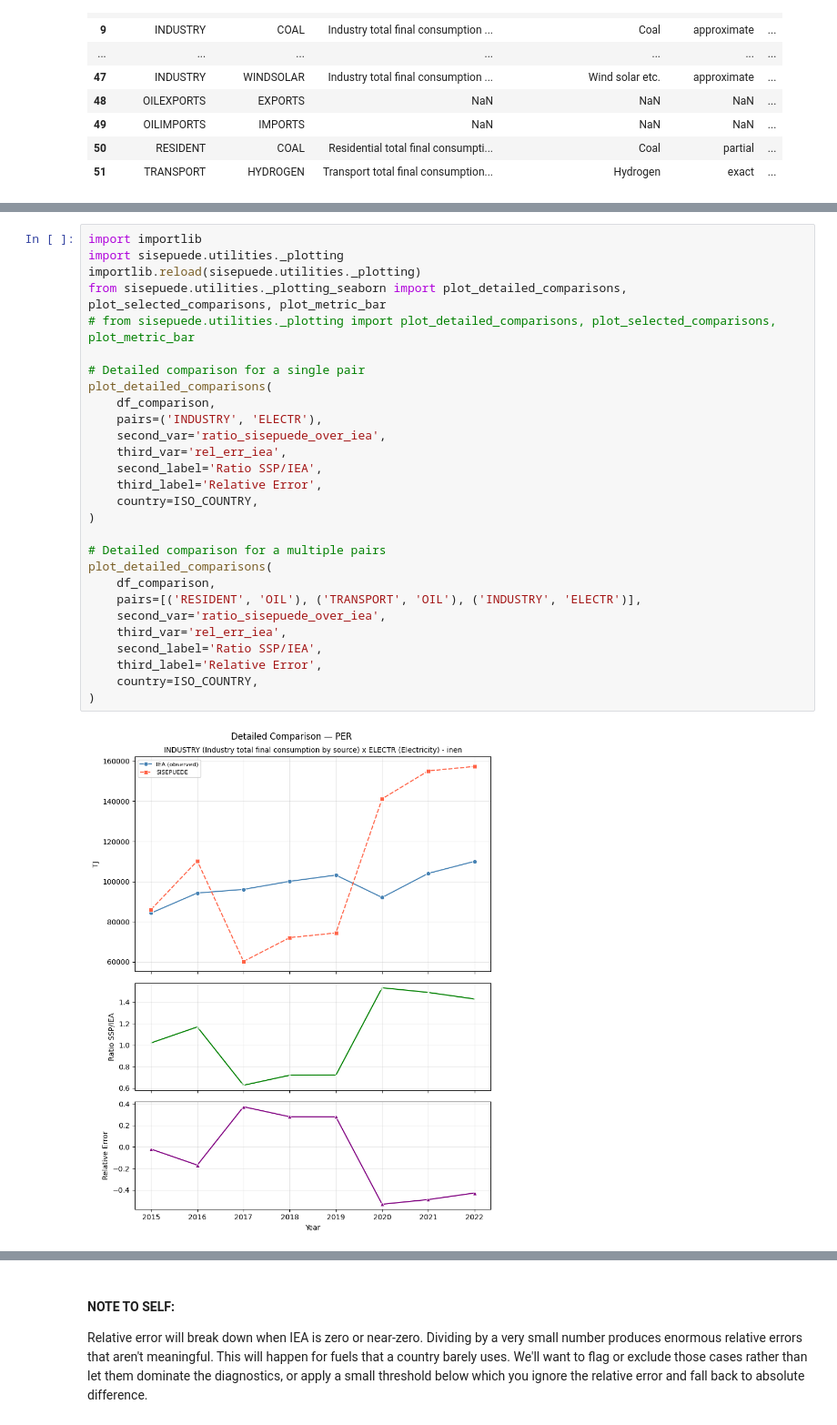
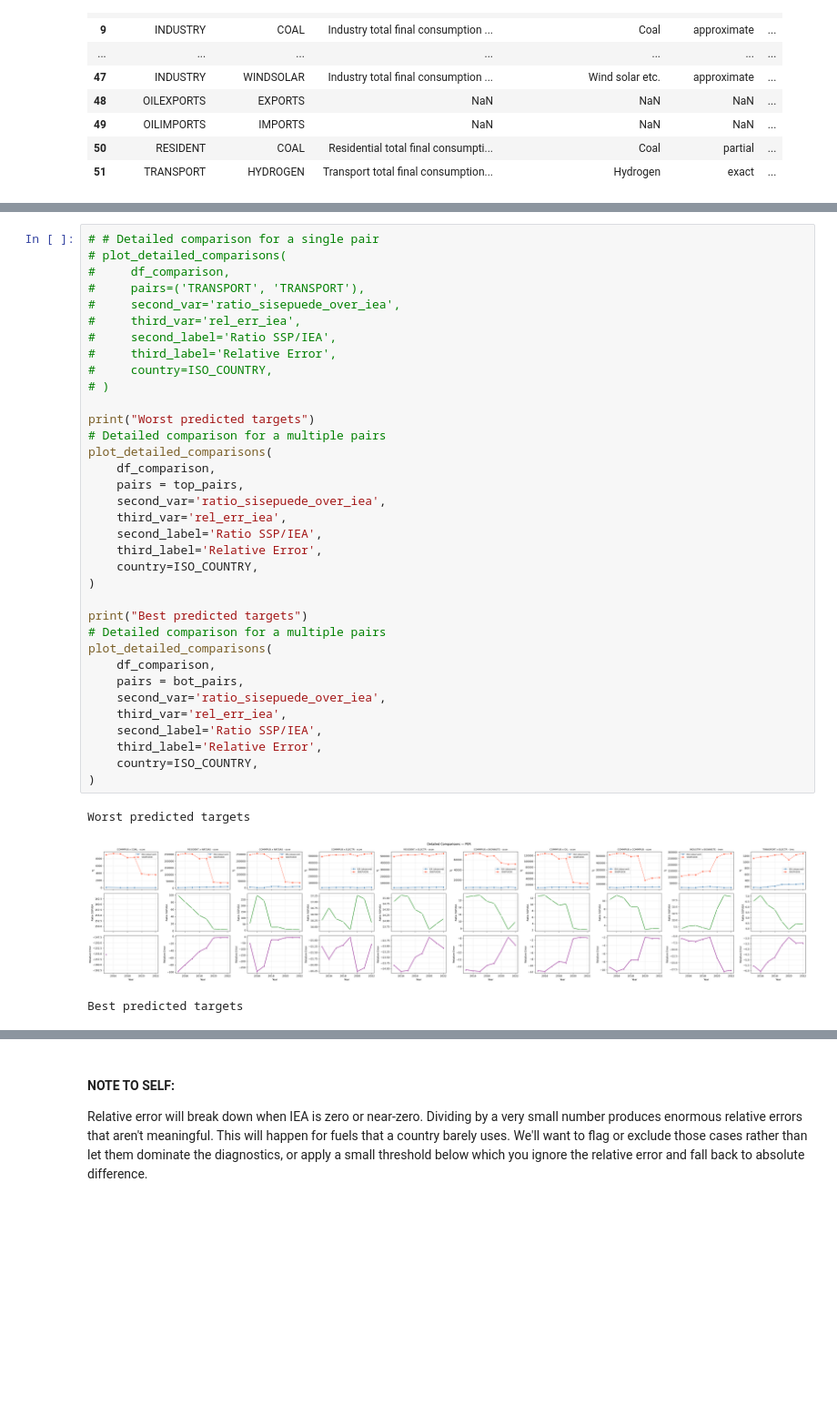
Before and after one commit to dpmendez/sisepuede, a Jupyter notebook: sisepuede/calibration/iea_energy_crosswalk_comparison.ipynb, the cells around one changed output, grey strips where cells are left out. Shown at 91% size. Cells and saved outputs as stored; diff of their text form; blank space fills up the shorter version.

```diff
--- a/sisepuede/calibration/iea_energy_crosswalk_comparison.ipynb
+++ b/sisepuede/calibration/iea_energy_crosswalk_comparison.ipynb
@@ -464,30 +522,39 @@ Plot IEA (solid blue) vs SISEPUEDE (dashed red) for each matched (balance, produ
 # %%
-import importlib
-import sisepuede.utilities._plotting
-importlib.reload(sisepuede.utilities._plotting)
-from sisepuede.utilities._plotting_seaborn import plot_detailed_comparisons, plot_selected_comparisons, plot_metric_bar
-# from sisepuede.utilities._plotting import plot_detailed_comparisons, plot_selected_comparisons, plot_metric_bar
+# # Detailed comparison for a single pair
+# plot_detailed_comparisons(
+#     df_comparison,
+#     pairs=('TRANSPORT', 'TRANSPORT'),
+#     second_var='ratio_sisepuede_over_iea',
+#     third_var='rel_err_iea',
+#     second_label='Ratio SSP/IEA',
+#     third_label='Relative Error',
+#     country=ISO_COUNTRY,
+# )
 
-# Detailed comparison for a single pair
+print("Worst predicted targets")
+# Detailed comparison for a multiple pairs
 plot_detailed_comparisons(
     df_comparison,
-    pairs=('INDUSTRY', 'ELECTR'),
+    pairs = top_pairs,
     second_var='ratio_sisepuede_over_iea',
     third_var='rel_err_iea',
     second_label='Ratio SSP/IEA',
     third_label='Relative Error',
     country=ISO_COUNTRY,
 )
 
+print("Best predicted targets")
 # Detailed comparison for a multiple pairs
 plot_detailed_comparisons(
     df_comparison,
-    pairs=[('RESIDENT', 'OIL'), ('TRANSPORT', 'OIL'), ('INDUSTRY', 'ELECTR')],
+    pairs = bot_pairs,
     second_var='ratio_sisepuede_over_iea',
     third_var='rel_err_iea',
     second_label='Ratio SSP/IEA',
     third_label='Relative Error',
     country=ISO_COUNTRY,
 )
 # %% [output]
+Worst predicted targets
-[figure, old version]
+[figure, new version]
+Best predicted targets
```
Also changed, not shown: parts of 9 cells of this notebook, 1 other file.
